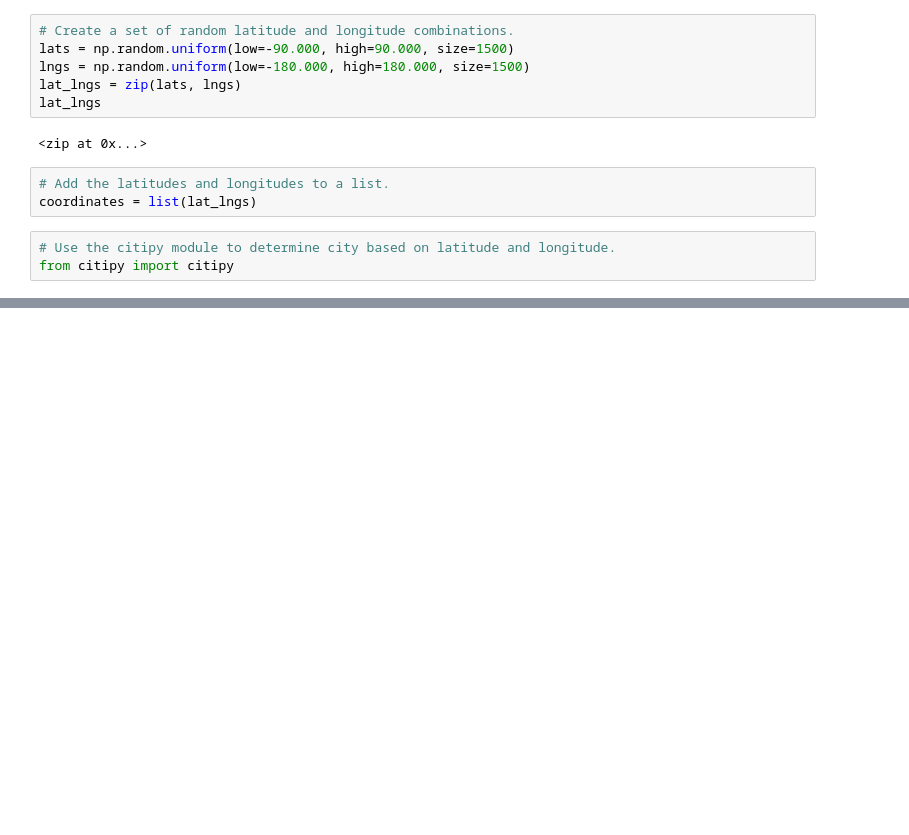
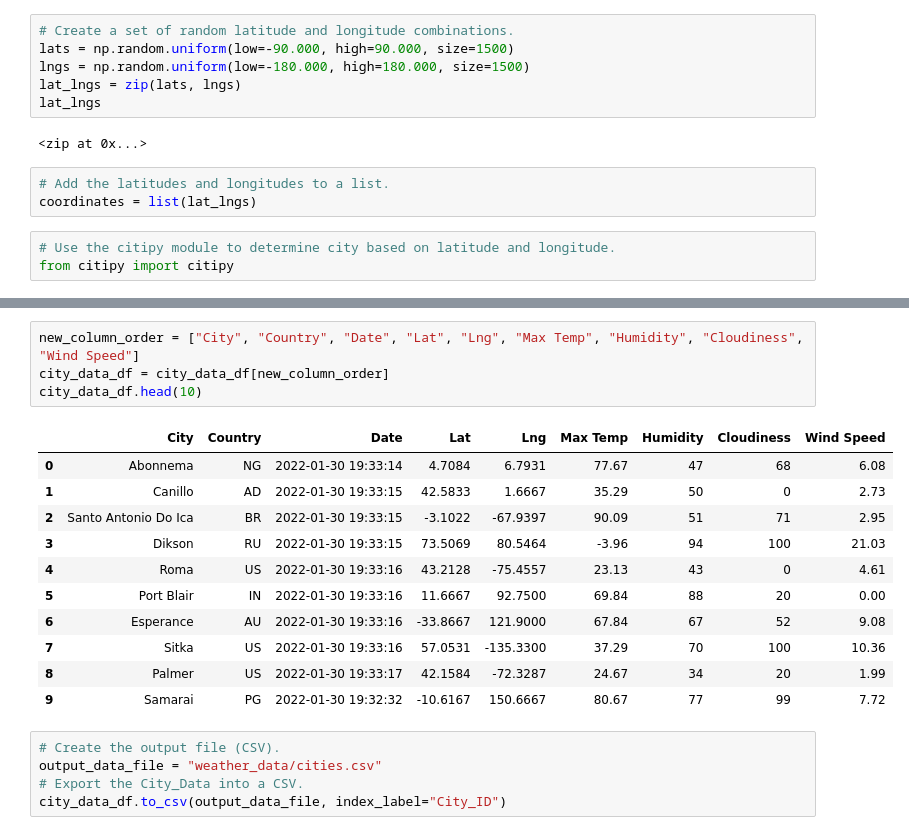
Before and after one commit to ChristineKitchens/World_Weather_Analysis, a Jupyter notebook: WeatherPy.ipynb, the cells around one changed output, grey strips where cells are left out. Cells and saved outputs as stored; diff of their text form; blank space fills up the shorter version.

```diff
--- a/WeatherPy.ipynb
+++ b/WeatherPy.ipynb
@@ -33,0 +143,21 @@ len(cities)
+# %%
+new_column_order = ["City", "Country", "Date", "Lat", "Lng", "Max Temp", "Humidity", "Cloudiness", "Wind Speed"]
+city_data_df = city_data_df[new_column_order]
+city_data_df.head(10)
+# %% [output]
+|  | City | Country | Date | Lat | Lng | Max Temp | Humidity | Cloudiness | Wind Speed |
+| 0 | Abonnema | NG | 2022-01-30 19:33:14 | 4.7084 | 6.7931 | 77.67 | 47 | 68 | 6.08 |
+| 1 | Canillo | AD | 2022-01-30 19:33:15 | 42.5833 | 1.6667 | 35.29 | 50 | 0 | 2.73 |
+| 2 | Santo Antonio Do Ica | BR | 2022-01-30 19:33:15 | -3.1022 | -67.9397 | 90.09 | 51 | 71 | 2.95 |
+| 3 | Dikson | RU | 2022-01-30 19:33:15 | 73.5069 | 80.5464 | -3.96 | 94 | 100 | 21.03 |
+| 4 | Roma | US | 2022-01-30 19:33:16 | 43.2128 | -75.4557 | 23.13 | 43 | 0 | 4.61 |
+| 5 | Port Blair | IN | 2022-01-30 19:33:16 | 11.6667 | 92.7500 | 69.84 | 88 | 20 | 0.00 |
+| 6 | Esperance | AU | 2022-01-30 19:33:16 | -33.8667 | 121.9000 | 67.84 | 67 | 52 | 9.08 |
+| 7 | Sitka | US | 2022-01-30 19:33:16 | 57.0531 | -135.3300 | 37.29 | 70 | 100 | 10.36 |
+| 8 | Palmer | US | 2022-01-30 19:33:17 | 42.1584 | -72.3287 | 24.67 | 34 | 20 | 1.99 |
+| 9 | Samarai | PG | 2022-01-30 19:32:32 | -10.6167 | 150.6667 | 80.67 | 77 | 99 | 7.72 |
+# %%
+# Create the output file (CSV).
+output_data_file = "weather_data/cities.csv"
+# Export the City_Data into a CSV.
+city_data_df.to_csv(output_data_file, index_label="City_ID")
```
Also changed, not shown: parts of 5 cells of this notebook, 3 other files.
